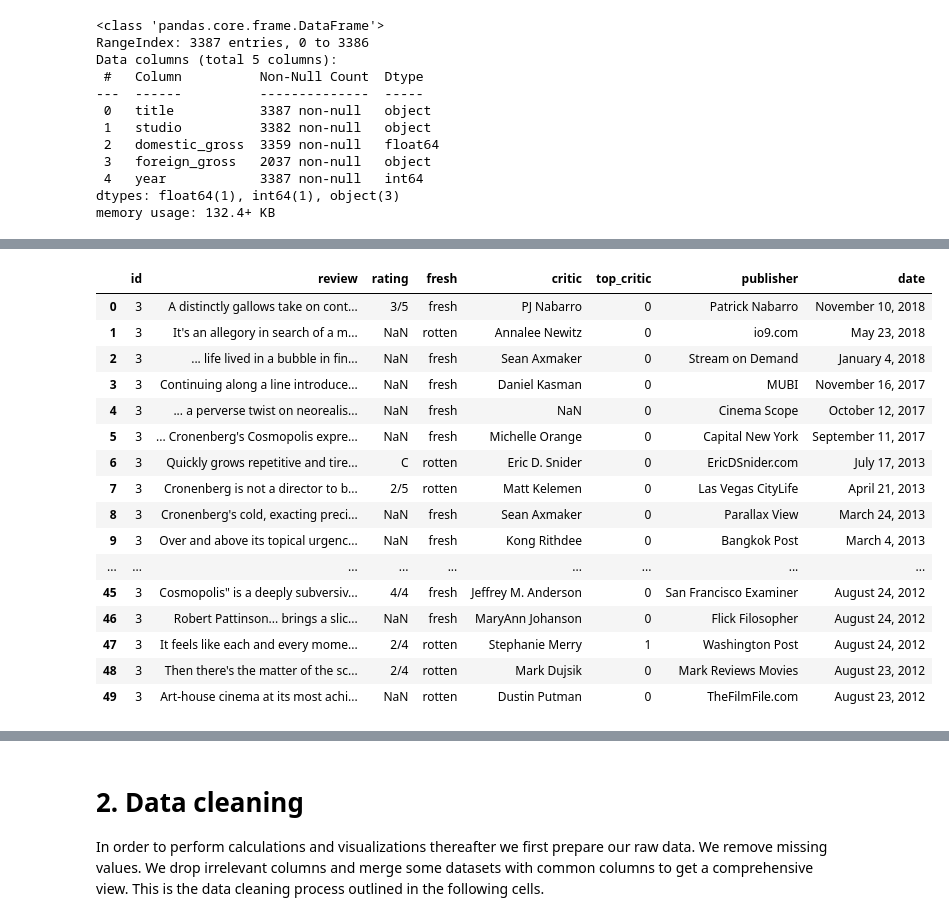
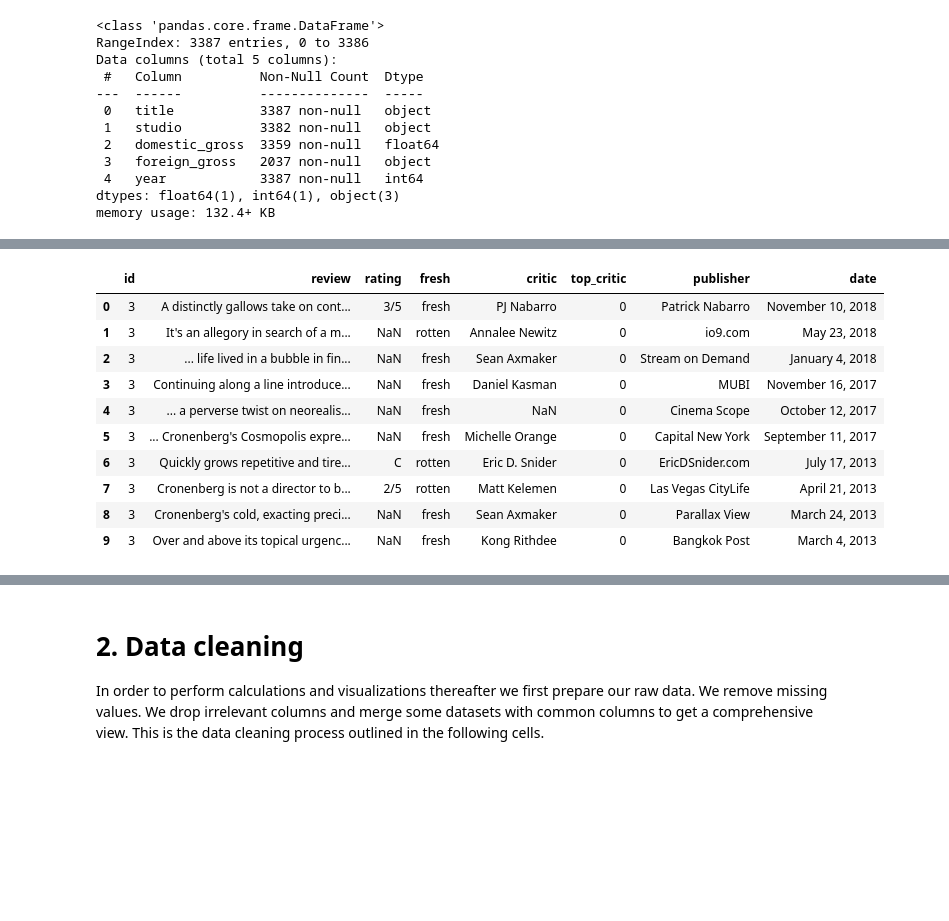
Before and after one commit to Husky-69/Group_8_phase_2_project, a Jupyter notebook: Group8_Endphase2_Project.ipynb, the cells around one changed output, grey strips where cells are left out. Saved outputs shown, nothing was run; the diff lists cells and outputs as text; code cells hidden in the pictures; blank space fills up the shorter version.

```diff
--- a/Group8_Endphase2_Project.ipynb
+++ b/Group8_Endphase2_Project.ipynb
@@ -137,25 +137,19 @@ Data columns (total 10 columns):
 dtypes: float64(2), int64(3), object(5)
 memory usage: 2.0+ MB
 # %%
-rt_reviews.head(50)
+rt_reviews.head(10)
 # %% [output]
 |  | id | review | rating | fresh | critic | top_critic | publisher | date |
 | 0 | 3 | A distinctly gallows take on cont... | 3/5 | fresh | PJ Nabarro | 0 | Patrick Nabarro | November 10, 2018 |
 | 1 | 3 | It's an allegory in search of a m... | NaN | rotten | Annalee Newitz | 0 | io9.com | May 23, 2018 |
 | 2 | 3 | ... life lived in a bubble in fin... | NaN | fresh | Sean Axmaker | 0 | Stream on Demand | January 4, 2018 |
 | 3 | 3 | Continuing along a line introduce... | NaN | fresh | Daniel Kasman | 0 | MUBI | November 16, 2017 |
 | 4 | 3 | ... a perverse twist on neorealis... | NaN | fresh | NaN | 0 | Cinema Scope | October 12, 2017 |
 | 5 | 3 | ... Cronenberg's Cosmopolis expre... | NaN | fresh | Michelle Orange | 0 | Capital New York | September 11, 2017 |
 | 6 | 3 | Quickly grows repetitive and tire... | C | rotten | Eric D. Snider | 0 | EricDSnider.com | July 17, 2013 |
 | 7 | 3 | Cronenberg is not a director to b... | 2/5 | rotten | Matt Kelemen | 0 | Las Vegas CityLife | April 21, 2013 |
 | 8 | 3 | Cronenberg's cold, exacting preci... | NaN | fresh | Sean Axmaker | 0 | Parallax View | March 24, 2013 |
 | 9 | 3 | Over and above its topical urgenc... | NaN | fresh | Kong Rithdee | 0 | Bangkok Post | March 4, 2013 |
-| ... | ... | ... | ... | ... | ... | ... | ... | ... |
-| 45 | 3 | Cosmopolis" is a deeply subversiv... | 4/4 | fresh | Jeffrey M. Anderson | 0 | San Francisco Examiner | August 24, 2012 |
-| 46 | 3 | Robert Pattinson... brings a slic... | NaN | fresh | MaryAnn Johanson | 0 | Flick Filosopher | August 24, 2012 |
-| 47 | 3 | It feels like each and every mome... | 2/4 | rotten | Stephanie Merry | 1 | Washington Post | August 24, 2012 |
-| 48 | 3 | Then there's the matter of the sc... | 2/4 | rotten | Mark Dujsik | 0 | Mark Reviews Movies | August 23, 2012 |
-| 49 | 3 | Art-house cinema at its most achi... | NaN | rotten | Dustin Putman | 0 | TheFilmFile.com | August 23, 2012 |
 # %%
 rt_reviews.info()
 # %% [output]
```
Also changed, not shown: parts of 11 cells of this notebook.
